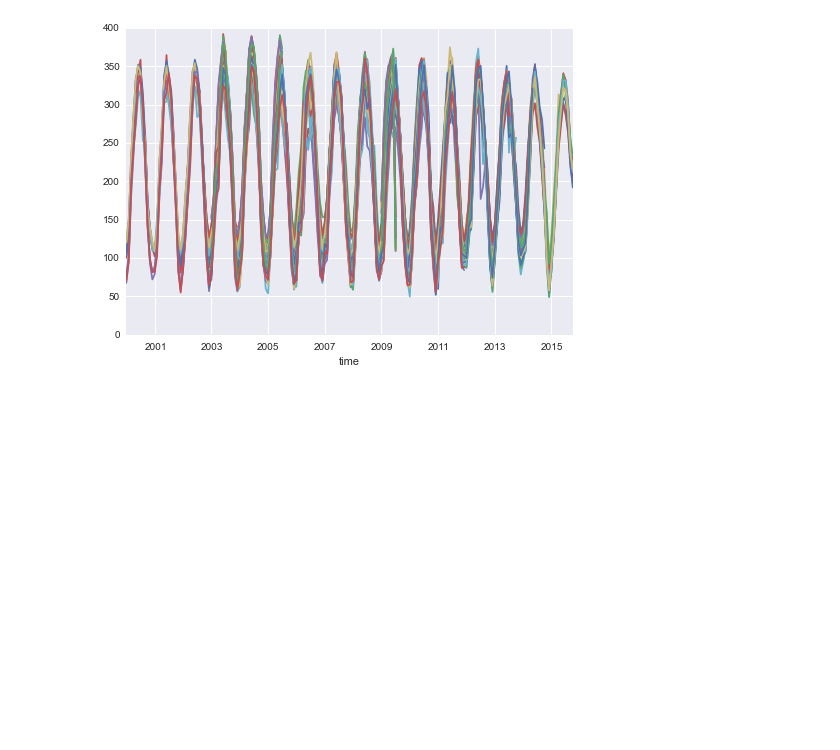
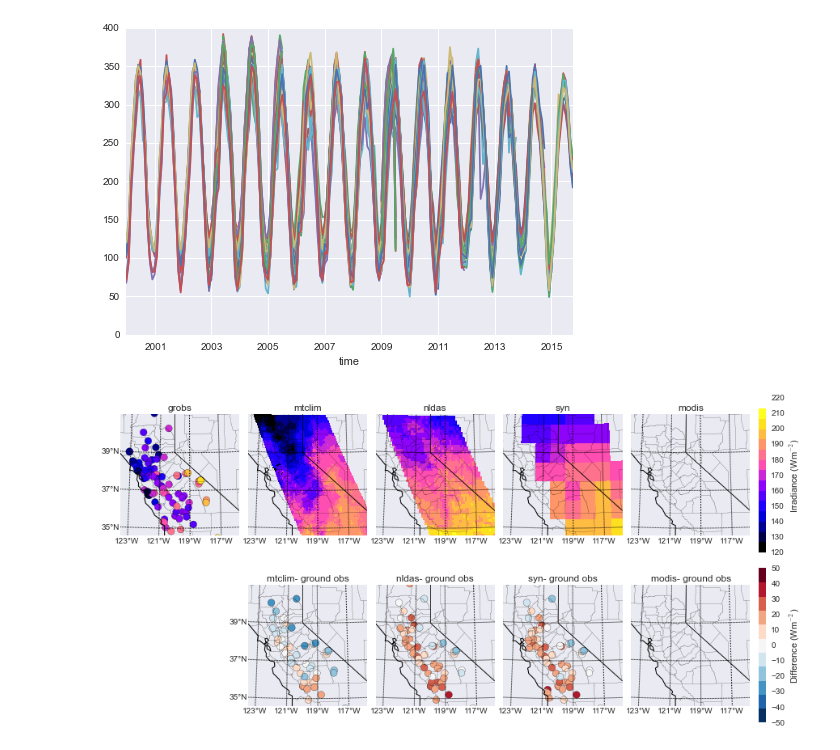
Before and after one commit to klapo/CalRad, a Jupyter notebook: CR.GrobsCompare.ipynb, the cells around one changed output. Drawn from its saved outputs; the diff is of its cells as text; code cells hidden in the pictures; blank space fills up the shorter version.

```diff
--- a/CR.GrobsCompare.ipynb
+++ b/CR.GrobsCompare.ipynb
@@ -238,7 +238,7 @@ lon_stat = grobs.longitude.values
 lat_stat = grobs.latitude.values
 
 ## Loop through dates
-for d in pd.date_range(start='2002-10-01',end='2002-11-01',freq='M'):
+for d in pd.date_range(start='2007-10-01',end='2007-11-01',freq='M'):
 
     fig = plt.figure(figsize=(12,6))
     gs = matplotlib.gridspec.GridSpec(2,6,width_ratios=[16,16,16,16,16,1])
@@ -305,34 +305,36 @@ for d in pd.date_range(start='2002-10-01',end='2002-11-01',freq='M'):
                 bmp.drawparallels(lat_labels,labels=[1,0,0,0])
             else:
                 bmp.drawparallels(lat_labels)
             bmp.drawmeridians(lon_labels,labels=[0,0,0,1])
             # political boundaries.
             bmp.drawstates()
             bmp.drawcoastlines()
             bmp.drawcounties()
 
     ## Final formatting
     plt.tight_layout
 
     # Colorbar - monthly values
     caxi=plt.subplot(gs[0,-1])
     cbar=plt.colorbar(im_avg, cax=caxi, orientation = "vertical",\
                         ticks=np.arange(SWmin,SWmax+dSW,dSW),spacing='proportional')
     cbar.ax.set_ylabel(('Irradiance (Wm$^{-2}$)'))
 
     # Colorbar - difference
     caxi=plt.subplot(gs[1,-1])
     cbar = plt.colorbar(im_dif, cax=caxi, orientation = "vertical",spacing='proportional')
     cbar.ax.set_ylabel(('Difference (Wm$^{-2}$)'))
 
     fig.tight_layout()
 
     os.chdir(dir_print)
     outdate = pd.to_datetime(d)
     outdate = outdate.strftime('%Y_%m')
     fname = 'GrObs.MonthlyDiff.'+str(outdate)+'.png'
     fig.savefig(fname)
-    plt.close(fig)
+#     plt.close(fig)
+# %% [output]
+[figure, added]
 # %%
 ##################################################################
 ## Ground Observation Comparison Plots -- Mountain Observations ##
```
Also changed, not shown: parts of 2 cells of this notebook, 3 other files.
